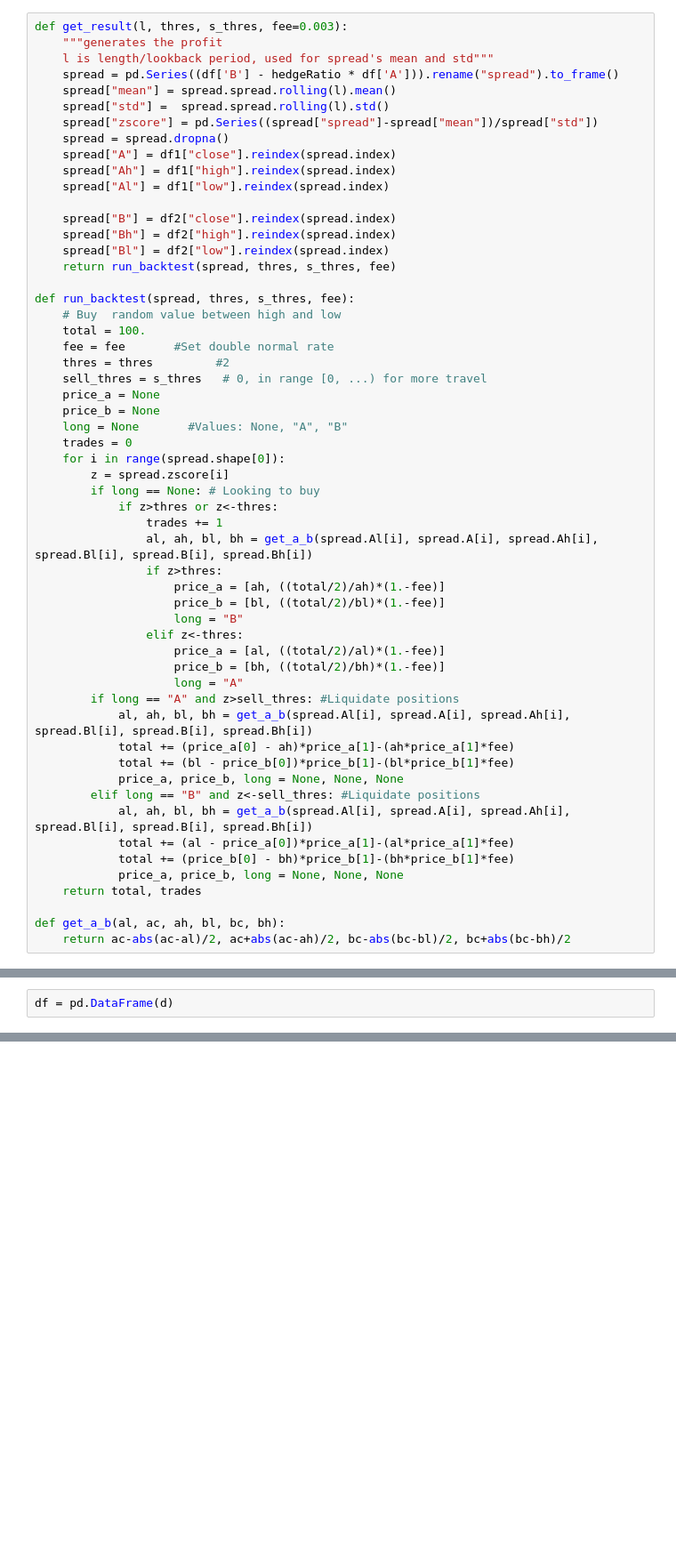
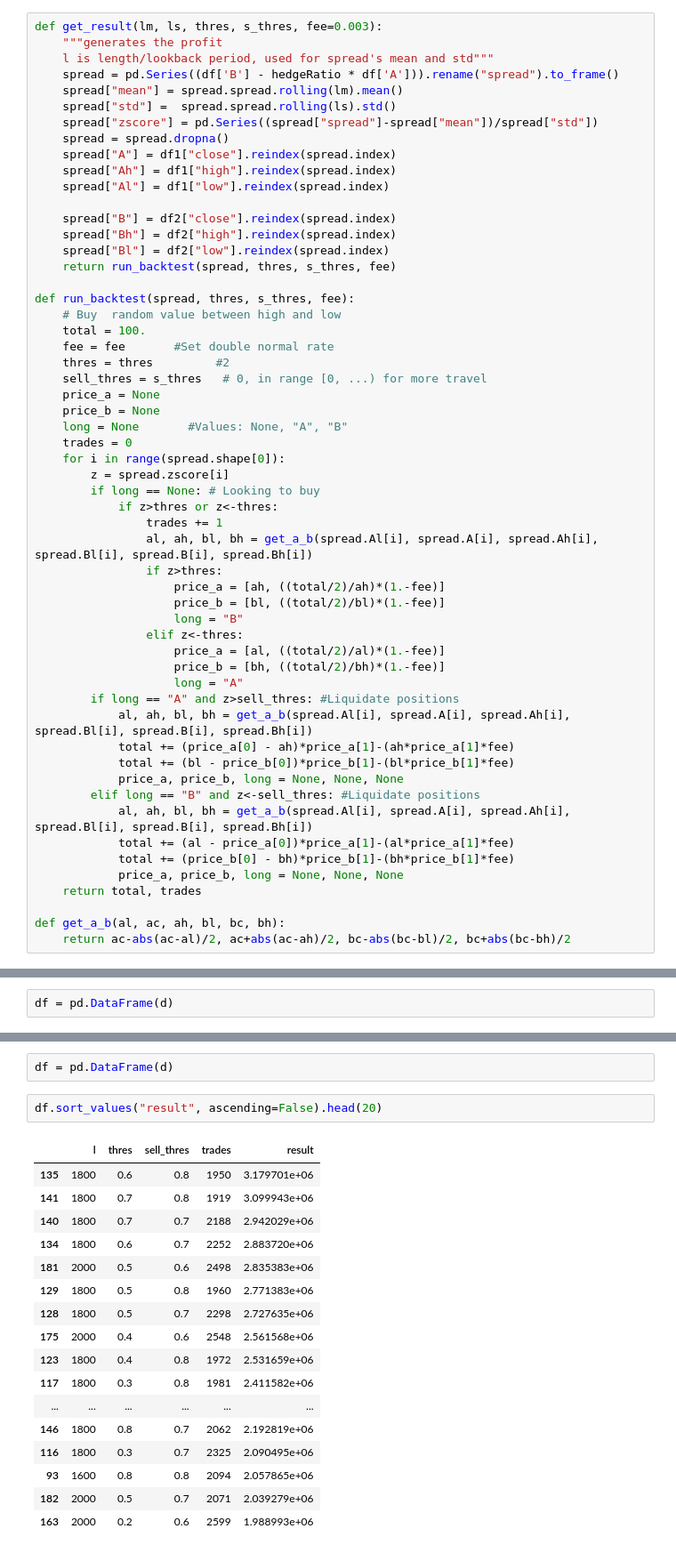
Before and after one commit to sunnymnie/bitcoin-printer, a Jupyter notebook: 3-labelling/kalman-filter-search.ipynb, the cells around one changed output, grey strips where cells are left out. Shown: that part at 89% size. Saved outputs shown, nothing was run; the diff lists cells and outputs as text; blank space fills up the shorter version.

```diff
--- a/3-labelling/kalman-filter-search.ipynb
+++ b/3-labelling/kalman-filter-search.ipynb
@@ -29,12 +32,12 @@ df = df.dropna()
 results = sm.ols(formula="B ~ A", data=df[['B', 'A']]).fit()
 hedgeRatio = results.params[1]
 # %%
-def get_result(l, thres, s_thres, fee=0.003):
+def get_result(lm, ls, thres, s_thres, fee=0.003):
     """generates the profit
     l is length/lookback period, used for spread's mean and std"""
     spread = pd.Series((df['B'] - hedgeRatio * df['A'])).rename("spread").to_frame()
-    spread["mean"] = spread.spread.rolling(l).mean()
-    spread["std"] =  spread.spread.rolling(l).std()
+    spread["mean"] = spread.spread.rolling(lm).mean()
+    spread["std"] =  spread.spread.rolling(ls).std()
     spread["zscore"] = pd.Series((spread["spread"]-spread["mean"])/spread["std"])
     spread = spread.dropna()
     spread["A"] = df1["close"].reindex(spread.index)
@@ -167,0 +163,22 @@ Now doing l: 2400, thres: 0.5, sell_thres: 0.7, safe to kill kernel
+# %%
+df = pd.DataFrame(d)
+# %%
+df.sort_values("result", ascending=False).head(20)
+# %% [output]
+|  | l | thres | sell_thres | trades | result |
+| 135 | 1800 | 0.6 | 0.8 | 1950 | 3.179701e+06 |
+| 141 | 1800 | 0.7 | 0.8 | 1919 | 3.099943e+06 |
+| 140 | 1800 | 0.7 | 0.7 | 2188 | 2.942029e+06 |
+| 134 | 1800 | 0.6 | 0.7 | 2252 | 2.883720e+06 |
+| 181 | 2000 | 0.5 | 0.6 | 2498 | 2.835383e+06 |
+| 129 | 1800 | 0.5 | 0.8 | 1960 | 2.771383e+06 |
+| 128 | 1800 | 0.5 | 0.7 | 2298 | 2.727635e+06 |
+| 175 | 2000 | 0.4 | 0.6 | 2548 | 2.561568e+06 |
+| 123 | 1800 | 0.4 | 0.8 | 1972 | 2.531659e+06 |
+| 117 | 1800 | 0.3 | 0.8 | 1981 | 2.411582e+06 |
+| ... | ... | ... | ... | ... | ... |
+| 146 | 1800 | 0.8 | 0.7 | 2062 | 2.192819e+06 |
+| 116 | 1800 | 0.3 | 0.7 | 2325 | 2.090495e+06 |
+| 93 | 1600 | 0.8 | 0.8 | 2094 | 2.057865e+06 |
+| 182 | 2000 | 0.5 | 0.7 | 2071 | 2.039279e+06 |
+| 163 | 2000 | 0.2 | 0.6 | 2599 | 1.988993e+06 |
```
Also changed, not shown: parts of 7 cells of this notebook, 8 other files.
